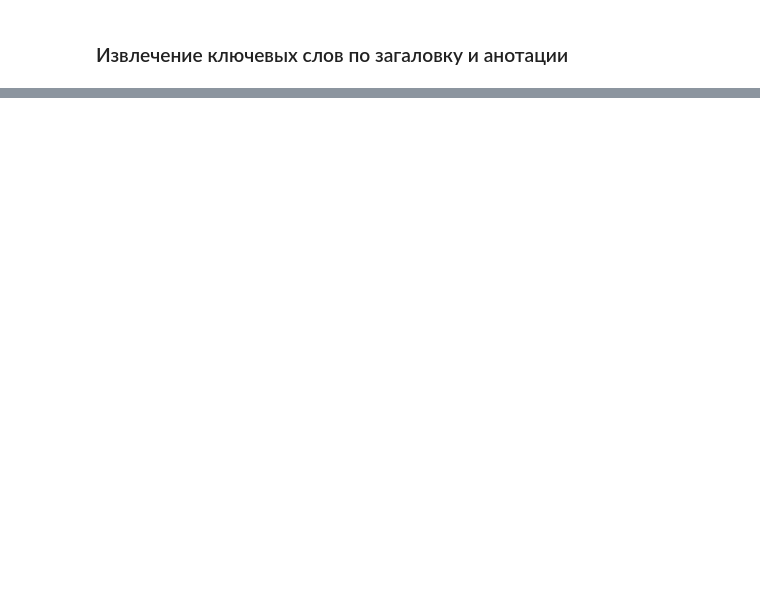
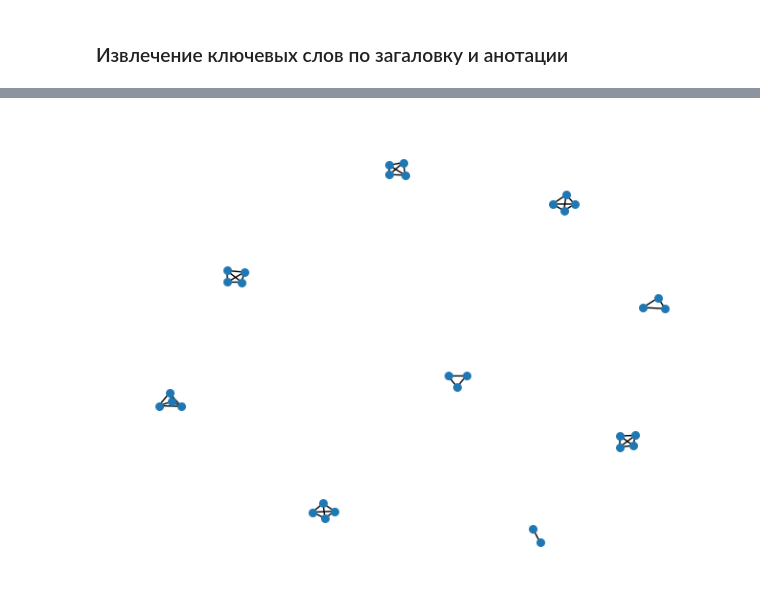
Before and after one commit to aleksandra0KR/ad, a Jupyter notebook: Untitled8.ipynb, the cells around one changed output, grey strips where cells are left out. Saved outputs shown, nothing was run; the diff lists cells and outputs as text; code cells hidden in the pictures; blank space fills up the shorter version.

```diff
--- a/Untitled8.ipynb
+++ b/Untitled8.ipynb
@@ -84,0 +115,3 @@ df["keywords"] = df["title_summary"].progress_apply(lambda x: pipe(x)[0]["genera
+# %%
+df = pd.read_csv("coffee_data_260.csv")
+df.sample(5)
@@ -84,0 +125,4 @@ df["keywords"] = df["title_summary"].progress_apply(lambda x: pipe(x)[0]["genera
+# %%
+klist = [[word.strip() for word in keywords.split(",") if word]
+         for keywords in df["keywords"].tolist()]
+klist[:3]
@@ -84,0 +133,5 @@ df["keywords"] = df["title_summary"].progress_apply(lambda x: pipe(x)[0]["genera
+# %%
+edges = list(chain(*[list(combinations(words, 2)) for words in klist]))
+edges = [tuple(sorted(edge)) for edge in edges]
+weighted_edges = [(edge[0], edge[1], {"weight": edges.count(edge)}) for edge in set(edges)]
+weighted_edges[:10]
@@ -84,0 +149,6 @@ df["keywords"] = df["title_summary"].progress_apply(lambda x: pipe(x)[0]["genera
+# %%
+G = nx.Graph()
+G.add_edges_from(weighted_edges)
+nx.draw(G, with_labels=False, font_weight='bold', node_size=30)
+# %% [output]
+[figure, added]
```
Also changed, not shown: parts of 15 cells of this notebook.
